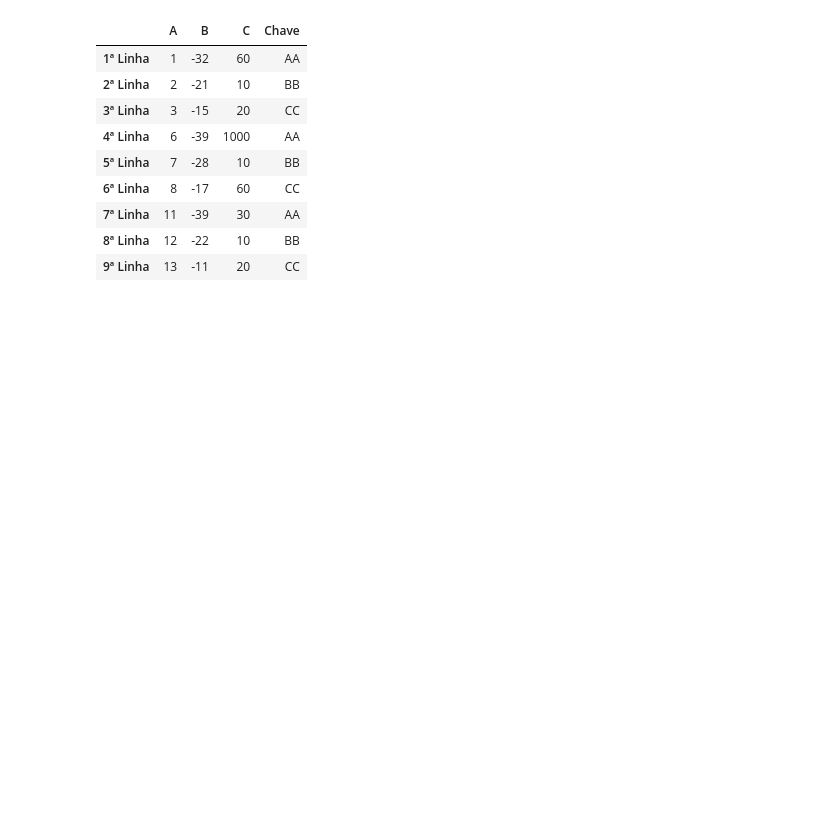
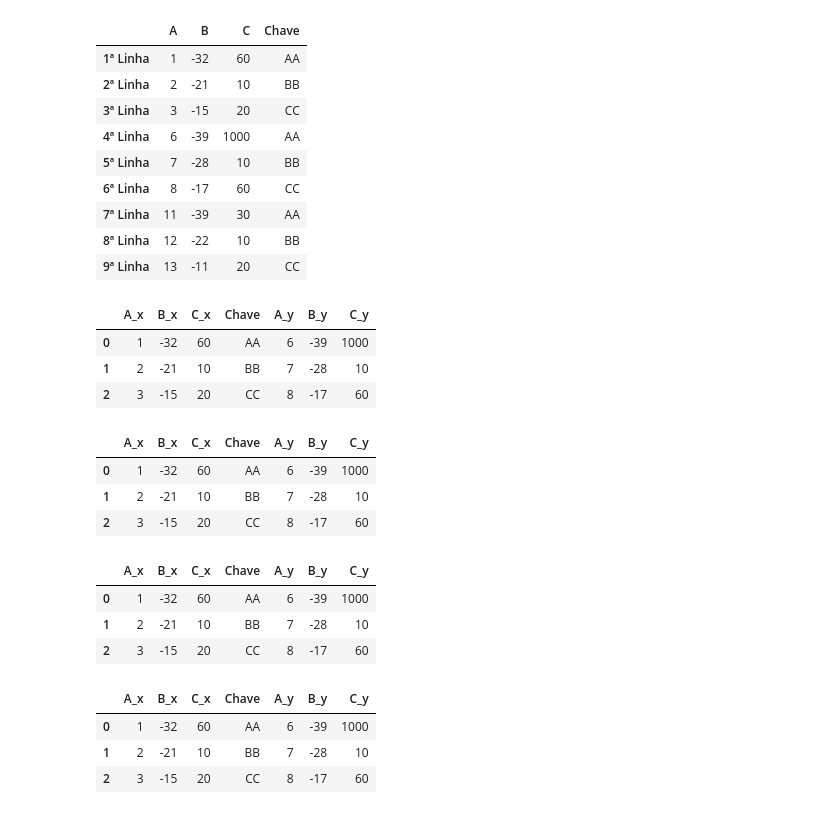
Before and after one commit to Moises654/Inteligencia_Artificial_e_Big-Data_2_semestre_ADS, a Jupyter notebook: Aula_2/Codigo.ipynb, the cells around one changed output. Saved outputs shown, nothing was run; the diff lists cells and outputs as text; code cells hidden in the pictures; blank space fills up the shorter version.

```diff
--- a/Aula_2/Codigo.ipynb
+++ b/Aula_2/Codigo.ipynb
@@ -236,3 +236,32 @@ pd.concat([Dataframe_01n, Dataframe_02n, Dataframe_03n])
 | 7ª Linha | 11 | -39 | 30 | AA |
 | 8ª Linha | 12 | -22 | 10 | BB |
 | 9ª Linha | 13 | -11 | 20 | CC |
+# %%
+# mescla os DataFrames utilizando o merge
+pd.merge(Dataframe_01n, Dataframe_02n,how='inner', on='Chave')
+# %% [output]
+|  | A_x | B_x | C_x | Chave | A_y | B_y | C_y |
+| 0 | 1 | -32 | 60 | AA | 6 | -39 | 1000 |
+| 1 | 2 | -21 | 10 | BB | 7 | -28 | 10 |
+| 2 | 3 | -15 | 20 | CC | 8 | -17 | 60 |
+# %%
+pd.merge(Dataframe_01n, Dataframe_02n,how='left', on='Chave')
+# %% [output]
+|  | A_x | B_x | C_x | Chave | A_y | B_y | C_y |
+| 0 | 1 | -32 | 60 | AA | 6 | -39 | 1000 |
+| 1 | 2 | -21 | 10 | BB | 7 | -28 | 10 |
+| 2 | 3 | -15 | 20 | CC | 8 | -17 | 60 |
+# %%
+pd.merge(Dataframe_01n, Dataframe_02n,how='right', on='Chave')
+# %% [output]
+|  | A_x | B_x | C_x | Chave | A_y | B_y | C_y |
+| 0 | 1 | -32 | 60 | AA | 6 | -39 | 1000 |
+| 1 | 2 | -21 | 10 | BB | 7 | -28 | 10 |
+| 2 | 3 | -15 | 20 | CC | 8 | -17 | 60 |
+# %%
+pd.merge(Dataframe_01n, Dataframe_02n,how='outer', on='Chave')
+# %% [output]
+|  | A_x | B_x | C_x | Chave | A_y | B_y | C_y |
+| 0 | 1 | -32 | 60 | AA | 6 | -39 | 1000 |
+| 1 | 2 | -21 | 10 | BB | 7 | -28 | 10 |
+| 2 | 3 | -15 | 20 | CC | 8 | -17 | 60 |
```
